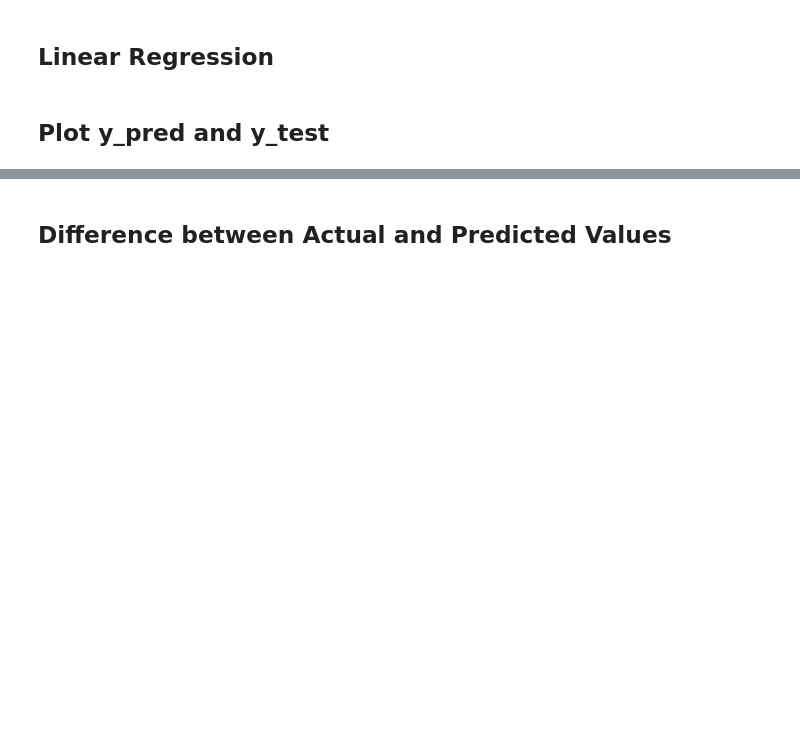
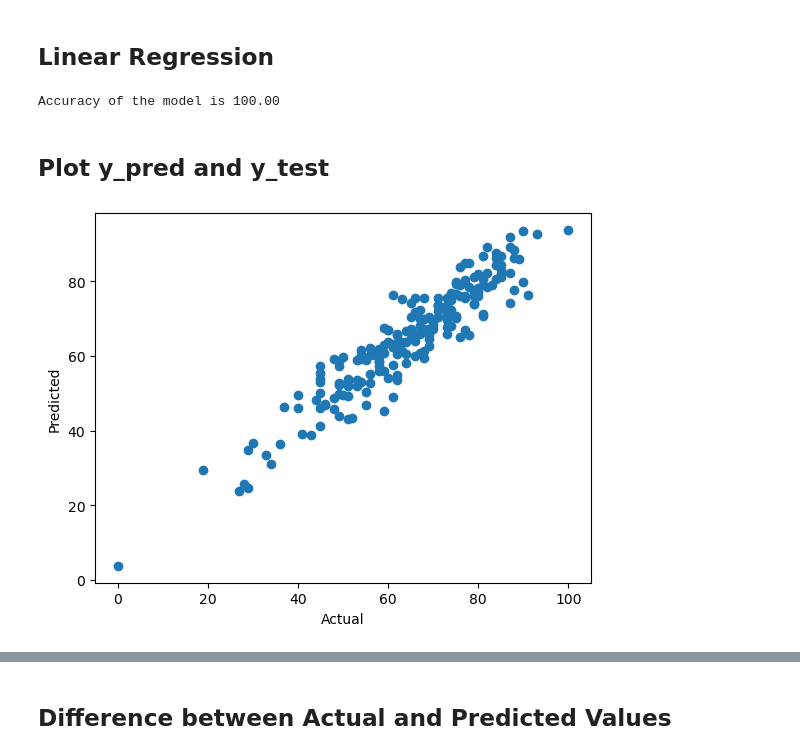
Before and after one commit to HarshPatel2101/ML-Project, a Jupyter notebook: notebook/MODEL TRAINING.ipynb, the cells around one changed output, grey strips where cells are left out. Drawn from its saved outputs; the diff is of its cells as text; code cells hidden in the pictures; blank space fills up the shorter version.

```diff
--- a/notebook/MODEL TRAINING.ipynb
+++ b/notebook/MODEL TRAINING.ipynb
@@ -115,7 +153,7 @@ for i in range(len(list(models))):
     #Evaluate Train and Test Dataset
     model_train_mae , model_train_rmse , model_train_r2 = evaluate_model(y_train , y_train_pred)
 
-    model_test_mae , model_test_rmse , model_test_r2 = evaluate_model(y_test,y_train_pred)
+    model_test_mae , model_test_rmse , model_test_r2 = evaluate_model(y_test,y_test_pred)
 
     print(list(models.keys())[i])
     model_list.append(list(models.keys())[i])
@@ -146,11 +213,15 @@ lin_model = lin_model.fit(X_train , y_train)
 y_pred = lin_model.predict(X_test)
 score = r2_score(y_test , y_test)*100
 print("Accuracy of the model is %.2f" %score)
+# %% [output]
+Accuracy of the model is 100.00
 # %% [markdown]
 ## Plot y_pred and y_test
 # %%
-plt.scatter(y_test , y_train)
+plt.scatter(y_test , y_pred)
 plt.xlabel('Actual')
 plt.ylabel('Predicted')
 plt.show()
+# %% [output]
+[figure, added]
 # %%
```
Also changed, not shown: parts of 10 cells of this notebook, 4 other files.
